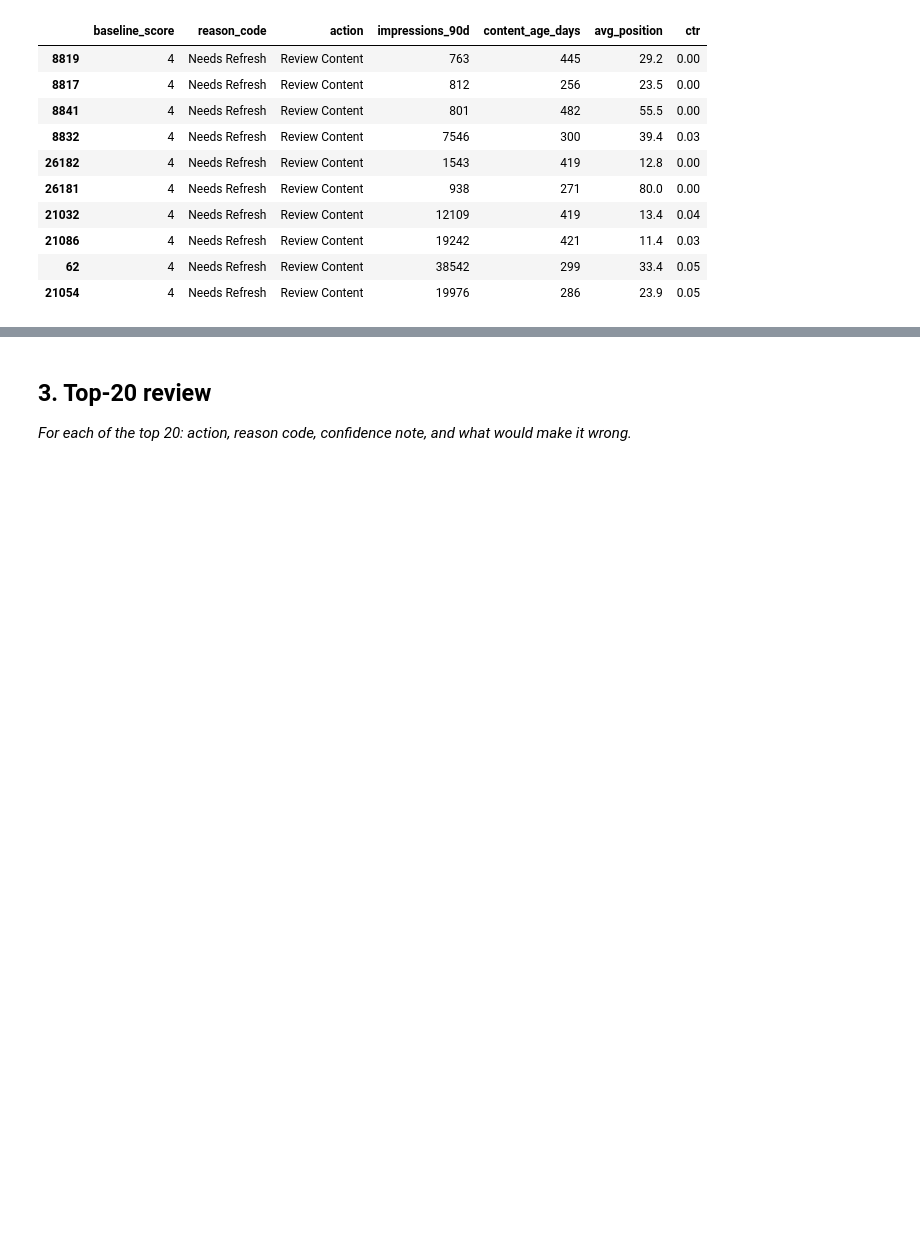
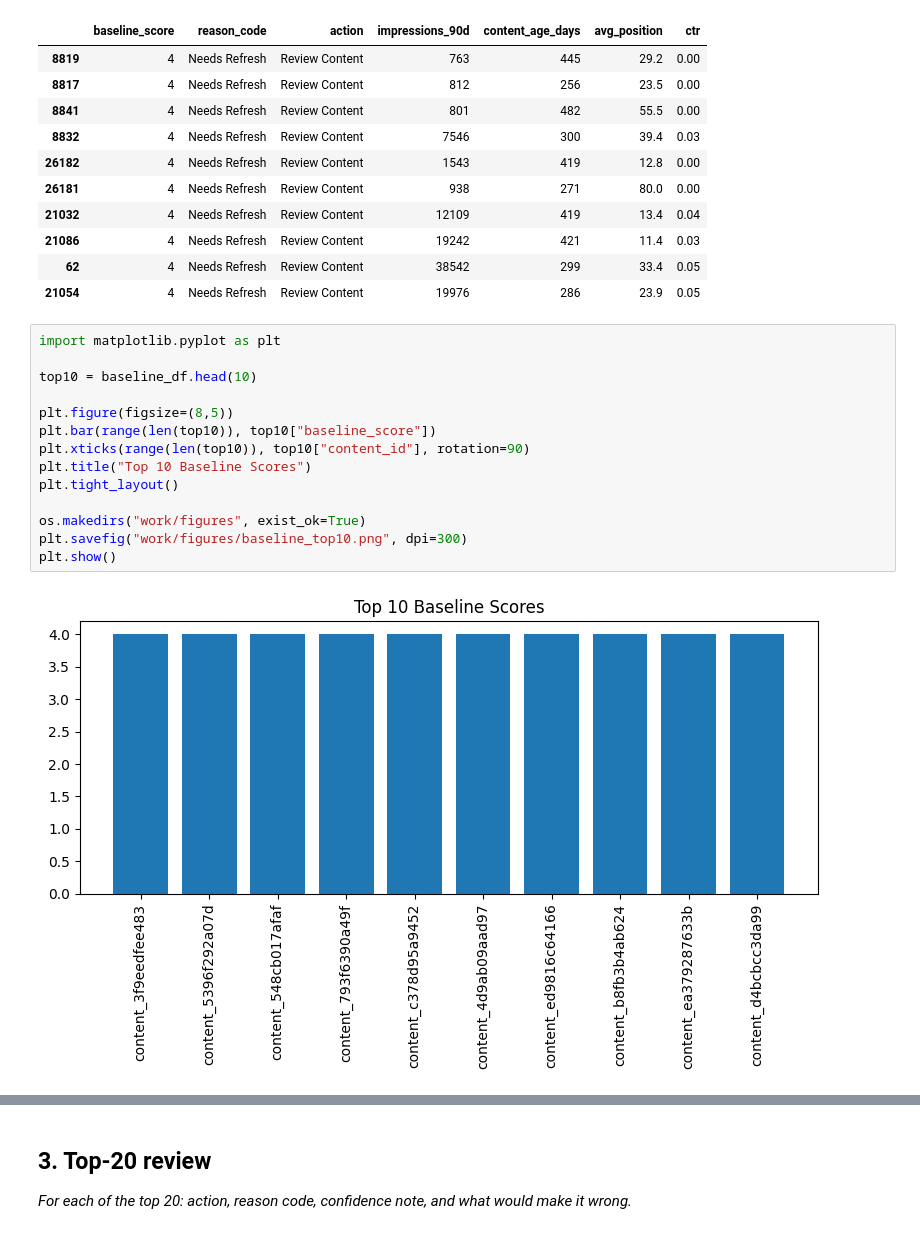
Before and after one commit to muneebulhaq02/flyrank-ml-internship, a Jupyter notebook: work/notebooks/w04_baseline_score.ipynb, the cells around one changed output, grey strips where cells are left out. Drawn from its saved outputs; the diff is of its cells as text; blank space fills up the shorter version.

```diff
--- a/work/notebooks/w04_baseline_score.ipynb
+++ b/work/notebooks/w04_baseline_score.ipynb
@@ -228,3 +228,19 @@ Rows: 30000
 | 21086 | 4 | Needs Refresh | Review Content | 19242 | 421 | 11.4 | 0.03 |
 | 62 | 4 | Needs Refresh | Review Content | 38542 | 299 | 33.4 | 0.05 |
 | 21054 | 4 | Needs Refresh | Review Content | 19976 | 286 | 23.9 | 0.05 |
+# %%
+import matplotlib.pyplot as plt
+
+top10 = baseline_df.head(10)
+
+plt.figure(figsize=(8,5))
+plt.bar(range(len(top10)), top10["baseline_score"])
+plt.xticks(range(len(top10)), top10["content_id"], rotation=90)
+plt.title("Top 10 Baseline Scores")
+plt.tight_layout()
+
+os.makedirs("work/figures", exist_ok=True)
+plt.savefig("work/figures/baseline_top10.png", dpi=300)
+plt.show()
+# %% [output]
+[figure, added]
```
Also changed, not shown: parts of 2 cells of this notebook.
